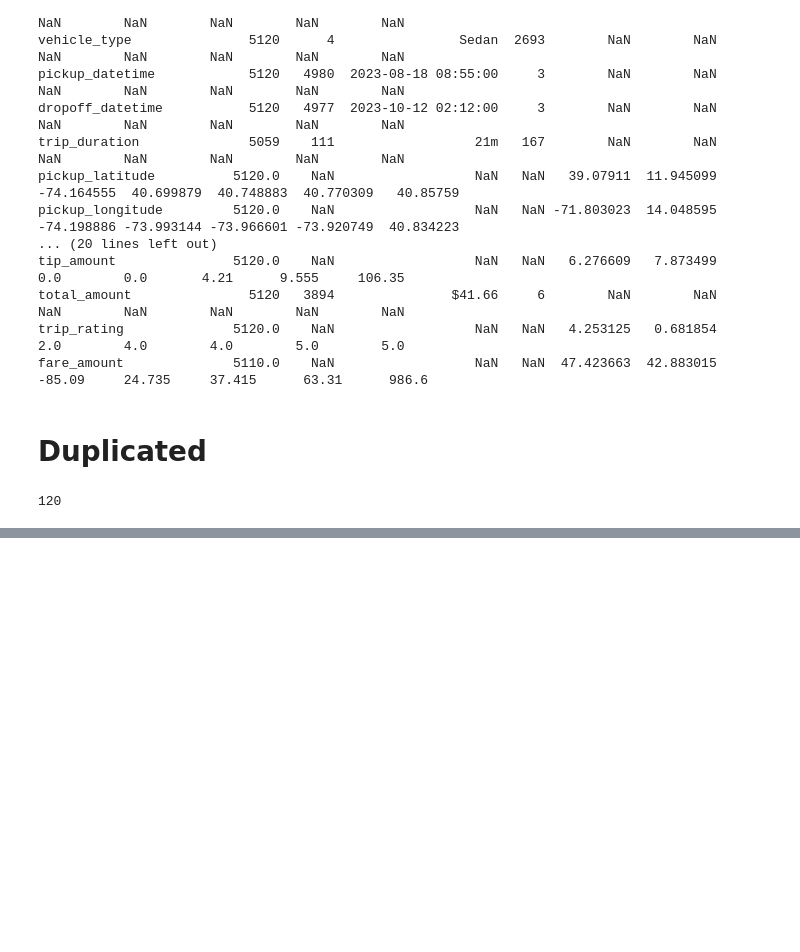
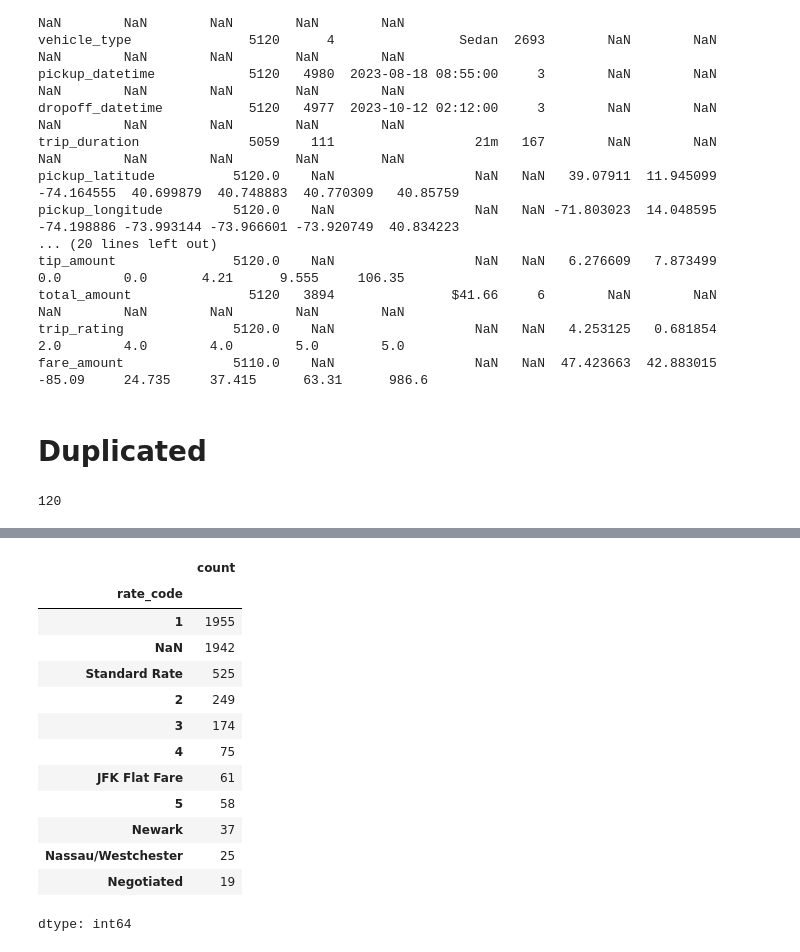
Before and after one commit to Thilan-X-Coder/AI-Churn-Prediction, a Jupyter notebook: NoobDev_L2_Milestone_Thilan_Bopitiya.ipynb, the cells around one changed output, grey strips where cells are left out. Saved outputs shown, nothing was run; the diff lists cells and outputs as text; code cells hidden in the pictures; blank space fills up the shorter version.

```diff
--- a/NoobDev_L2_Milestone_Thilan_Bopitiya.ipynb
+++ b/NoobDev_L2_Milestone_Thilan_Bopitiya.ipynb
@@ -129,0 +170,17 @@ Duplicated trip_id count: 120
+# %%
+df['rate_code'].value_counts(dropna=False)
+# %% [output]
+|  | count |
+| rate_code |  |
+| 1 | 1955 |
+| NaN | 1942 |
+| Standard Rate | 525 |
+| 2 | 249 |
+| 3 | 174 |
+| 4 | 75 |
+| JFK Flat Fare | 61 |
+| 5 | 58 |
+| Newark | 37 |
+| Nassau/Westchester | 25 |
+| Negotiated | 19 |
+dtype: int64
```
Also changed, not shown: parts of 4 cells of this notebook.
